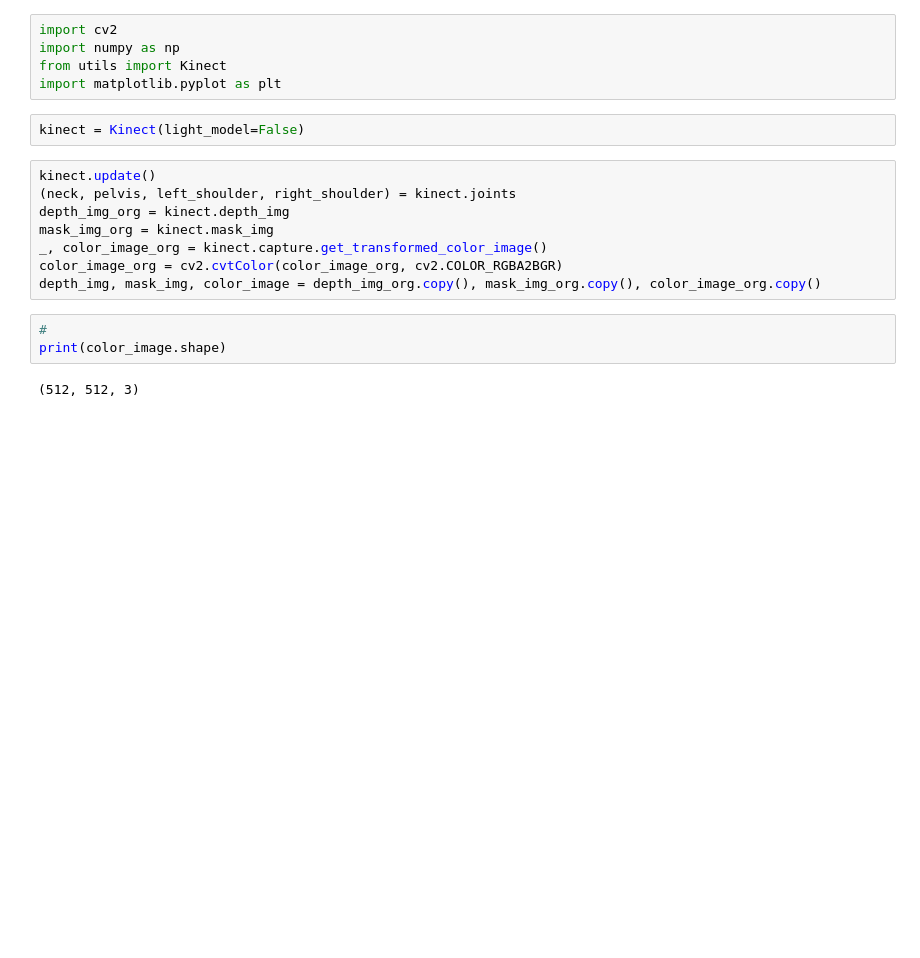
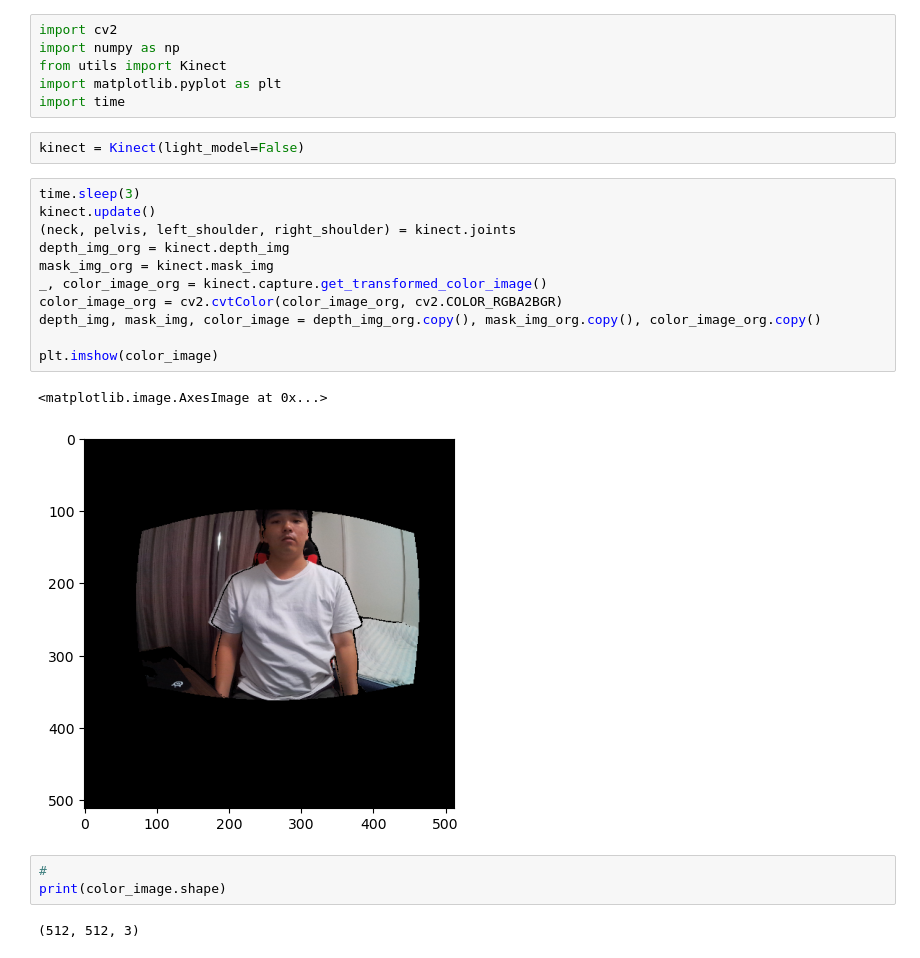
Before and after one commit to YutoK-JP/depth-breath, a Jupyter notebook: capturing.ipynb, the cells around one changed output. Drawn from its saved outputs; the diff is of its cells as text; blank space fills up the shorter version.

```diff
--- a/capturing.ipynb
+++ b/capturing.ipynb
@@ -3,16 +3,23 @@ import cv2
 import numpy as np
 from utils import Kinect
 import matplotlib.pyplot as plt
+import time
 # %%
 kinect = Kinect(light_model=False)
 # %%
+time.sleep(3)
 kinect.update()
 (neck, pelvis, left_shoulder, right_shoulder) = kinect.joints
 depth_img_org = kinect.depth_img
 mask_img_org = kinect.mask_img
 _, color_image_org = kinect.capture.get_transformed_color_image()
 color_image_org = cv2.cvtColor(color_image_org, cv2.COLOR_RGBA2BGR)
 depth_img, mask_img, color_image = depth_img_org.copy(), mask_img_org.copy(), color_image_org.copy()
+
+plt.imshow(color_image)
+# %% [output]
+<matplotlib.image.AxesImage at 0x...>
+[figure, added]
 # %%
 #
 print(color_image.shape)
```
Also changed, not shown: parts of 3 cells of this notebook, 10 other files.
